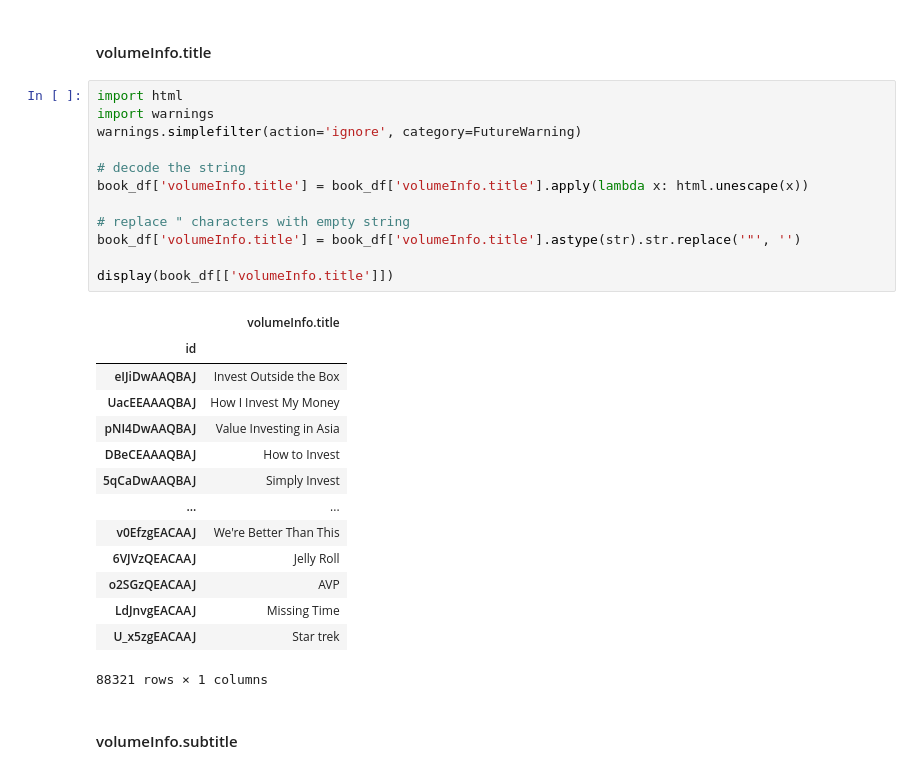
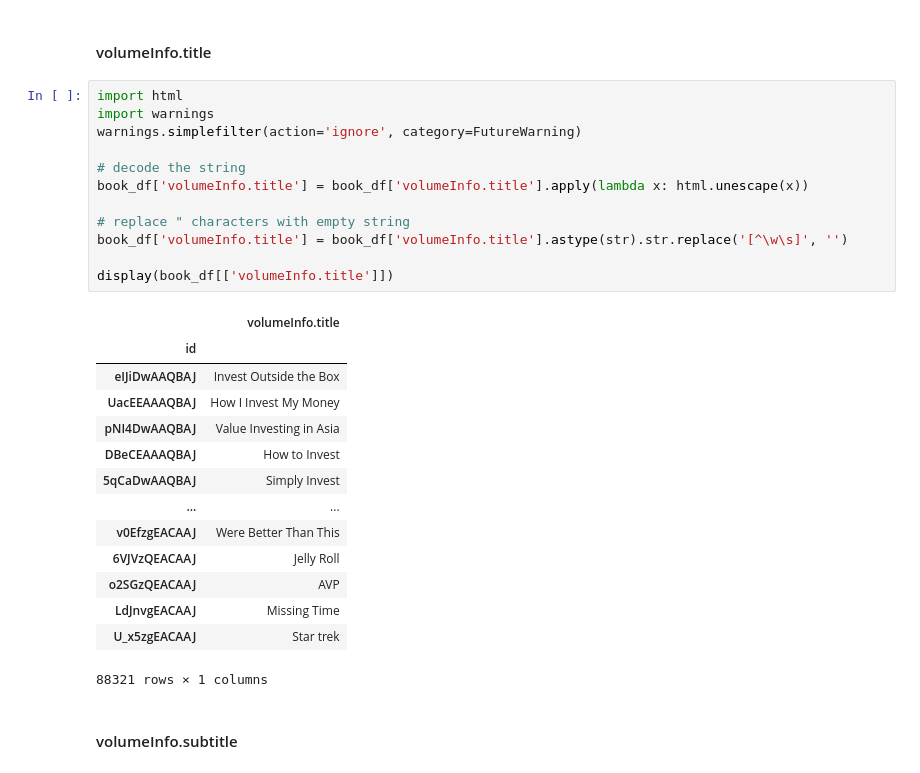
Before and after one commit to hilarylimyuxuan/Book-Recommendation-System, a Jupyter notebook: Book Recommendation System - Google Book.ipynb, the cells around one changed output. Saved outputs shown, nothing was run; the diff lists cells and outputs as text.

```diff
--- a/Book Recommendation System - Google Book.ipynb
+++ b/Book Recommendation System - Google Book.ipynb
@@ -323,25 +325,25 @@ Total row count: 88321
 # %%
 import html
 import warnings
 warnings.simplefilter(action='ignore', category=FutureWarning)
 
 # decode the string
 book_df['volumeInfo.title'] = book_df['volumeInfo.title'].apply(lambda x: html.unescape(x))
 
 # replace " characters with empty string
-book_df['volumeInfo.title'] = book_df['volumeInfo.title'].astype(str).str.replace('"', '')
+book_df['volumeInfo.title'] = book_df['volumeInfo.title'].astype(str).str.replace('[^\w\s]', '')
 
 display(book_df[['volumeInfo.title']])
 # %% [output]
 |  | volumeInfo.title |
 | id |  |
 | eIJiDwAAQBAJ | Invest Outside the Box |
 | UacEEAAAQBAJ | How I Invest My Money |
 | pNI4DwAAQBAJ | Value Investing in Asia |
 | DBeCEAAAQBAJ | How to Invest |
 | 5qCaDwAAQBAJ | Simply Invest |
 | ... | ... |
-| v0EfzgEACAAJ | We're Better Than This |
+| v0EfzgEACAAJ | Were Better Than This |
 | 6VJVzQEACAAJ | Jelly Roll |
 | o2SGzQEACAAJ | AVP |
 | LdJnvgEACAAJ | Missing Time |
```
Also changed, not shown: parts of 14 cells of this notebook.
